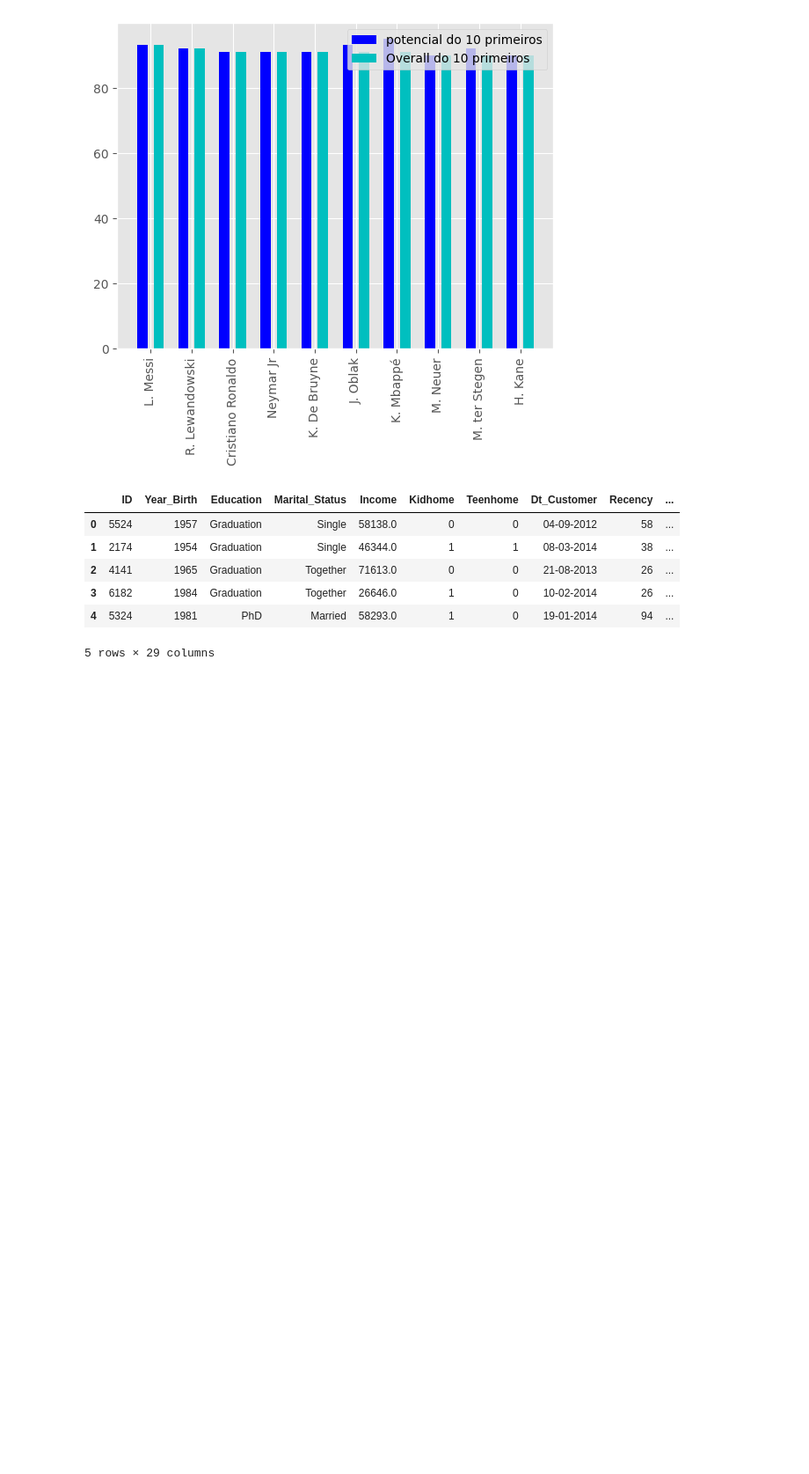
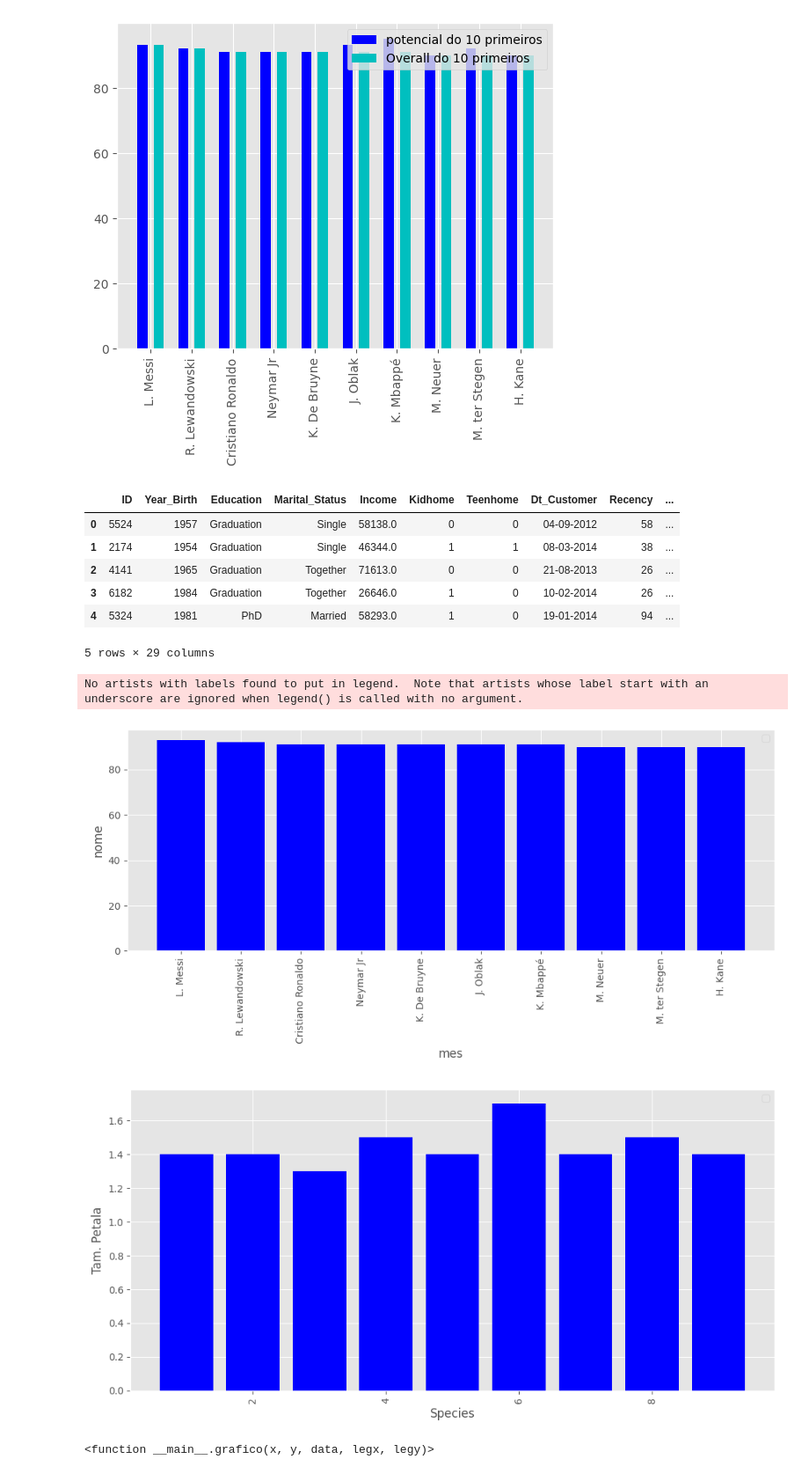
Before and after one commit to lucasghidini/AulasJupyter, a Jupyter notebook: aula1.ipynb, the cells around one changed output. Shown at 88% size. Saved outputs shown, nothing was run; the diff lists cells and outputs as text; code cells hidden in the pictures; blank space fills up the shorter version.

Commit message:
feat: treinando funçoes para criar graficos

```diff
--- a/aula1.ipynb
+++ b/aula1.ipynb
@@ -671,3 +671,28 @@ layout = go.Layout(title= 'Salario Médio dos clientes que entraram nos meses de
 fig = go.Figure(data= [line1], layout= layout)
 
 py.iplot(fig)
+# %%
+#Função para criar graficos de barra simples
+df_iris_top10= df_iris.head(9)
+
+def grafico(x,y,data,legx,legy):
+    plt.figure(figsize= (10,5))
+    plt.bar(x,y, data=data,linewidth=4, color = 'b')
+    plt.legend()
+    plt.xlabel(legx)
+    plt.ylabel(legy)
+    plt.xticks(rotation = 90)
+    plt.tight_layout()
+    plt.show()
+
+    return grafico
+
+
+
+grafico(fifa10['short_name'],fifa10['overall'],fifa10,'mes','nome')
+grafico(df_iris_top10['Id'],df_iris_top10['PetalLengthCm'], df_iris_top10,'Species','Tam. Petala')
+# %% [output]
+No artists with labels found to put in legend.  Note that artists whose label start with an underscore are ignored when legend() is called with no argument.
+[figure, added]
+[figure, added]
+<function __main__.grafico(x, y, data, legx, legy)>
```
Also changed, not shown: parts of 1 cell of this notebook.
